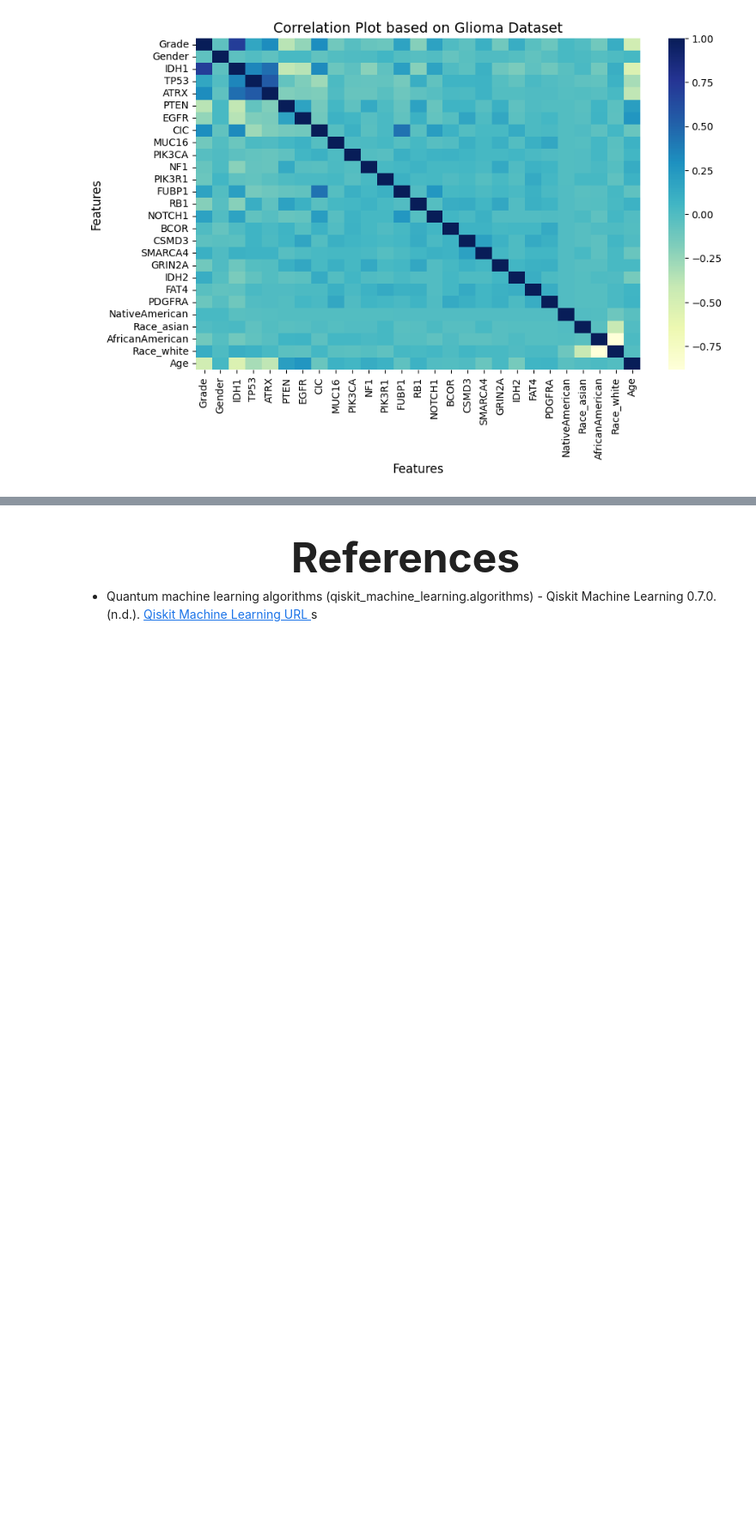
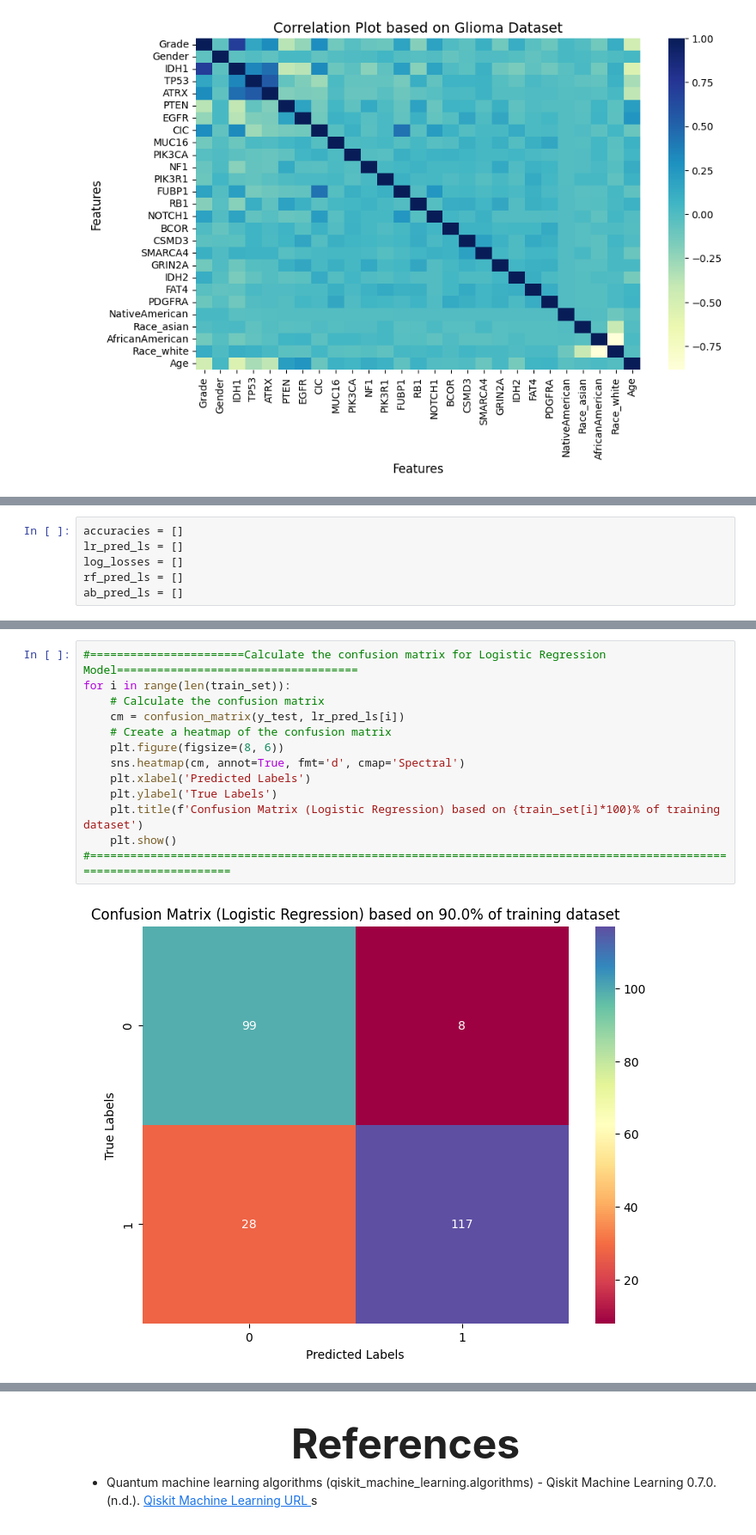
Before and after one commit to enggabhishek/glioma-prediction, a Jupyter notebook: Glioma_Brain_Cancer_Predictor.ipynb, the cells around one changed output, grey strips where cells are left out. Shown at 86% size. Cells and saved outputs as stored; diff of their text form; blank space fills up the shorter version.

```diff
--- a/Glioma_Brain_Cancer_Predictor.ipynb
+++ b/Glioma_Brain_Cancer_Predictor.ipynb
@@ -1405,0 +189,6 @@ for pred in pred_pqsvc:
+# %%
+accuracies = []
+lr_pred_ls = []
+log_losses = []
+rf_pred_ls = []
+ab_pred_ls = []
@@ -1405,0 +243,15 @@ for pred in pred_pqsvc:
+# %%
+#=======================Calculate the confusion matrix for Logistic Regression Model====================================
+for i in range(len(train_set)):
+    # Calculate the confusion matrix
+    cm = confusion_matrix(y_test, lr_pred_ls[i])
+    # Create a heatmap of the confusion matrix
+    plt.figure(figsize=(8, 6))
+    sns.heatmap(cm, annot=True, fmt='d', cmap='Spectral')
+    plt.xlabel('Predicted Labels')
+    plt.ylabel('True Labels')
+    plt.title(f'Confusion Matrix (Logistic Regression) based on {train_set[i]*100}% of training dataset')
+    plt.show()
+#=====================================================================================================================
+# %% [output]
+[figure, added]
```
Also changed, not shown: parts of 136 cells of this notebook.
